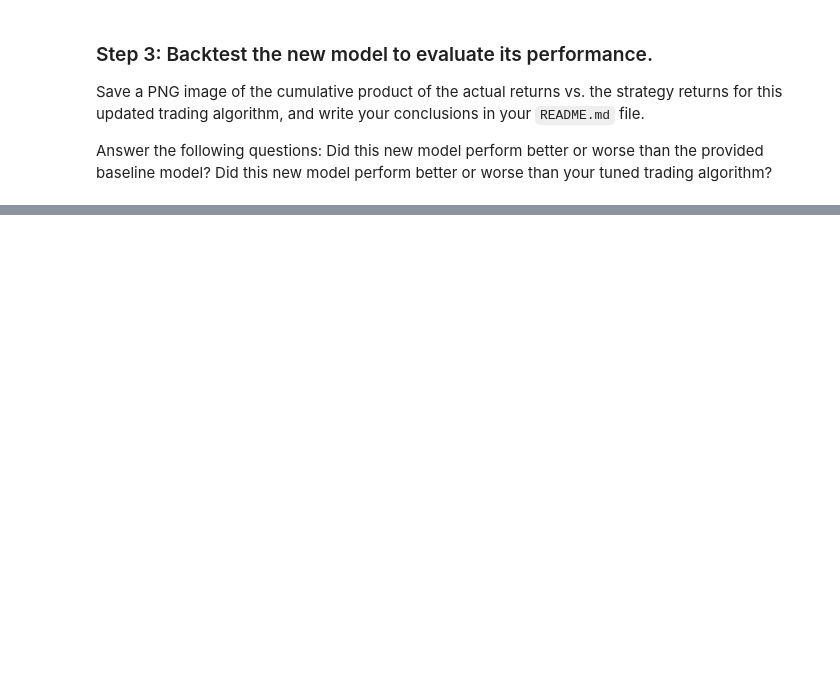
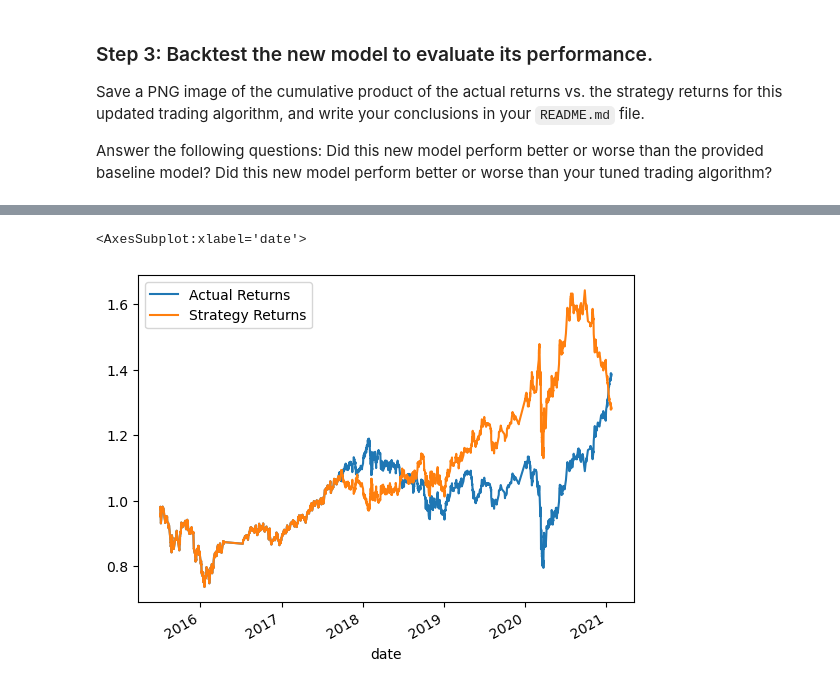
Before and after one commit to gadam/module_14_challenge, a Jupyter notebook: machine_learning_trading_bot.ipynb, the cells around one changed output, grey strips where cells are left out. Cells and saved outputs as stored; diff of their text form; code cells hidden in the pictures; blank space fills up the shorter version.

Commit message:
Completed Logistic Regression enhancement

```diff
--- a/machine_learning_trading_bot.ipynb
+++ b/machine_learning_trading_bot.ipynb
@@ -437,7 +438,8 @@ In this section, you’ll use the original parameters that the starter code prov
 ### Step 1:  Import a new classifier, such as `AdaBoost`, `DecisionTreeClassifier`, or `LogisticRegression`. (For the full list of classifiers, refer to the [Supervised learning page](https://scikit-learn.org/stable/supervised_learning.html) in the scikit-learn documentation.)
 # %%
 # Import a new classifier from SKLearn
-# YOUR CODE HERE
+#  the LogisticRegression model has been imported in the `import` libraries section above
 
 # Initiate the model instance
-# YOUR CODE HERE
+classifier = LogisticRegression()
+classifier
@@ -445,10 +449,10 @@ In this section, you’ll use the original parameters that the starter code prov
 ### Step 2: Using the original training data as the baseline model, fit another model with the new classifier.
 # %%
 # Fit the model using the training data
-model = # YOUR CODE HERE
+model = classifier.fit(X_train_scaled, y_train)
 
 # Use the testing dataset to generate the predictions for the new model
-pred = # YOUR CODE HERE
+lr_test_pred = classifier.predict(X_test_scaled)
 
 # Review the model's predicted values
-# YOUR CODE HERE
+lr_test_pred
@@ -470,16 +485,16 @@ Did this new model perform better or worse than your tuned trading algorithm?
 # Create a new empty predictions DataFrame:
 
 # Create a predictions DataFrame
-# YOUR CODE HERE
+lr_pred_df = pd.DataFrame(index=X_test.index)
 
 # Add the SVM model predictions to the DataFrame
-# YOUR CODE HERE
+lr_pred_df['predicted_signal'] = lr_test_pred
 
 # Add the actual returns to the DataFrame
-# YOUR CODE HERE
+lr_pred_df['Actual Returns'] = signals_df['Actual Returns']
 
 # Add the strategy returns to the DataFrame
-# YOUR CODE HERE
+lr_pred_df['Strategy Returns'] = lr_pred_df['Actual Returns'] * lr_pred_df['predicted_signal']
 
 # Review the DataFrame
-# YOUR CODE HERE
+display(lr_pred_df.head())
@@ -486,3 +509,6 @@ Did this new model perform better or worse than your tuned trading algorithm?
 # %%
 # Plot the actual returns versus the strategy returns
-# YOUR CODE HERE
+(1 + lr_pred_df[["Actual Returns", "Strategy Returns"]]).cumprod().plot()
+# %% [output]
+<AxesSubplot:xlabel='date'>
+[figure, added]
```
Also changed, not shown: parts of 5 cells of this notebook, 2 other files.
